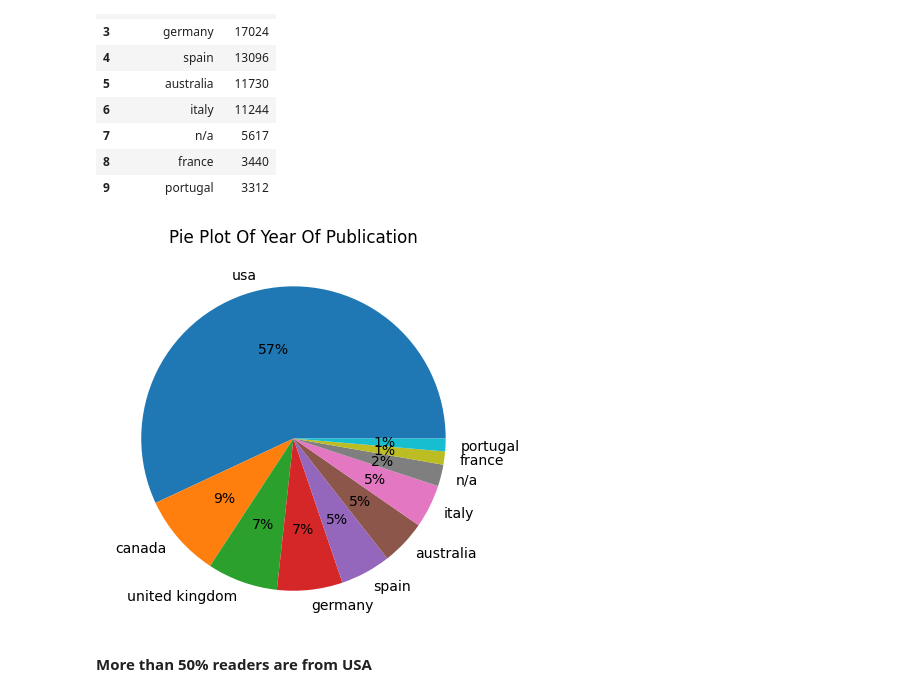
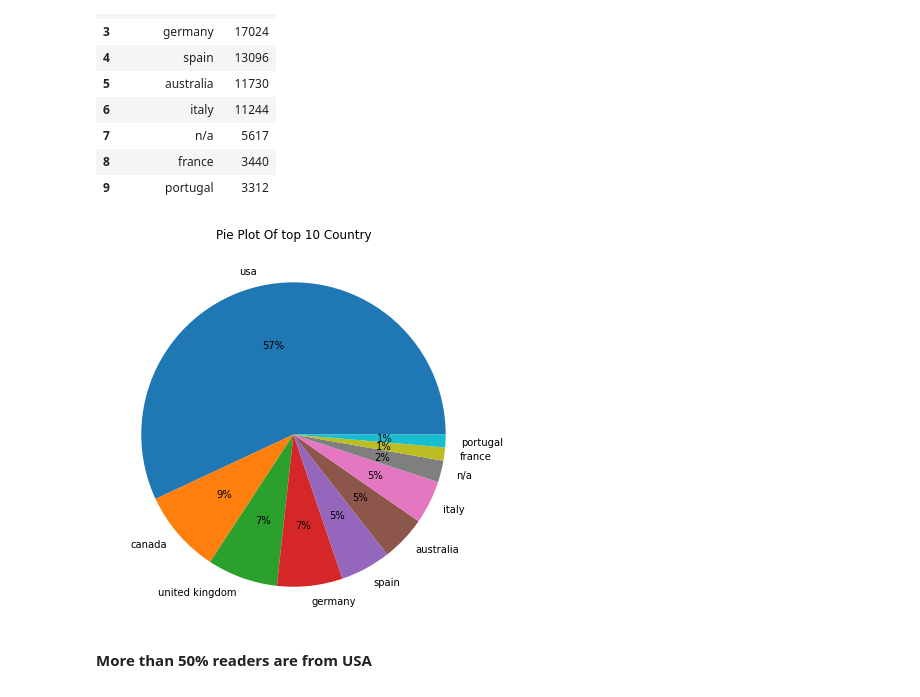
Before and after one commit to saurabhshinkar/BRS, a Jupyter notebook: Book_Recommendation_System_Saurabh_Shinkar.ipynb, the cells around one changed output. Drawn from its saved outputs; the diff is of its cells as text; code cells hidden in the pictures.

```diff
--- a/Book_Recommendation_System_Saurabh_Shinkar.ipynb
+++ b/Book_Recommendation_System_Saurabh_Shinkar.ipynb
@@ -619,11 +654,11 @@ Top10_Country
 # %%
 #Pie Plot Of Top10_Country
 fig= plt.figure(figsize=(20,7))
 plt.pie(Top10_Country['Count'],labels=Top10_Country['Country'],autopct='%.0f%%')
-plt.title('Pie Plot Of Year Of Publication')
+plt.title('Pie Plot Of top 10 Country')
 plt.show()
 # %% [output]
-[figure, old version]
+[figure, new version]
 # %% [markdown]
 **More than 50% readers are from USA**
 # %% [markdown]
```
Also changed, not shown: parts of 25 cells of this notebook.
